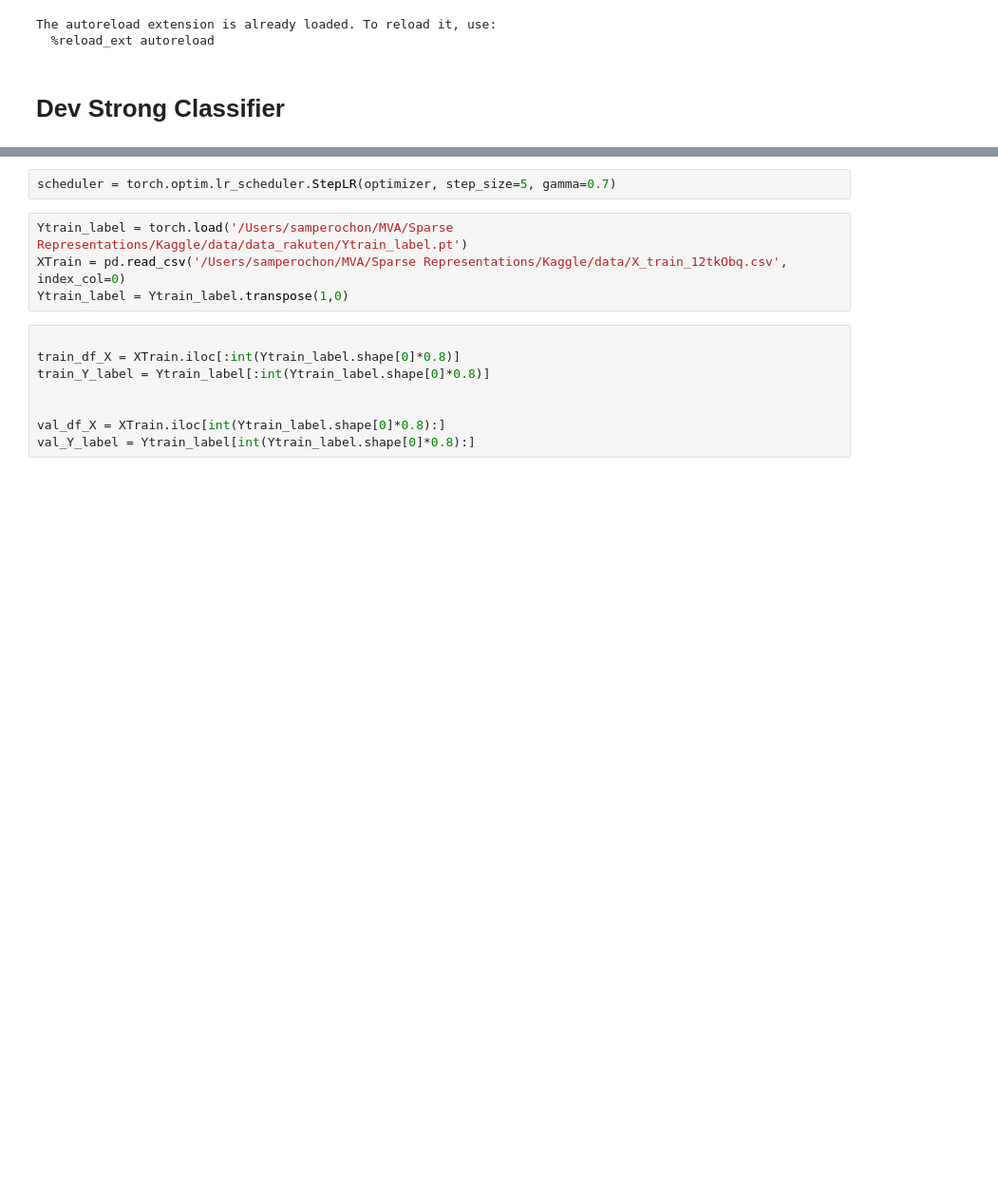
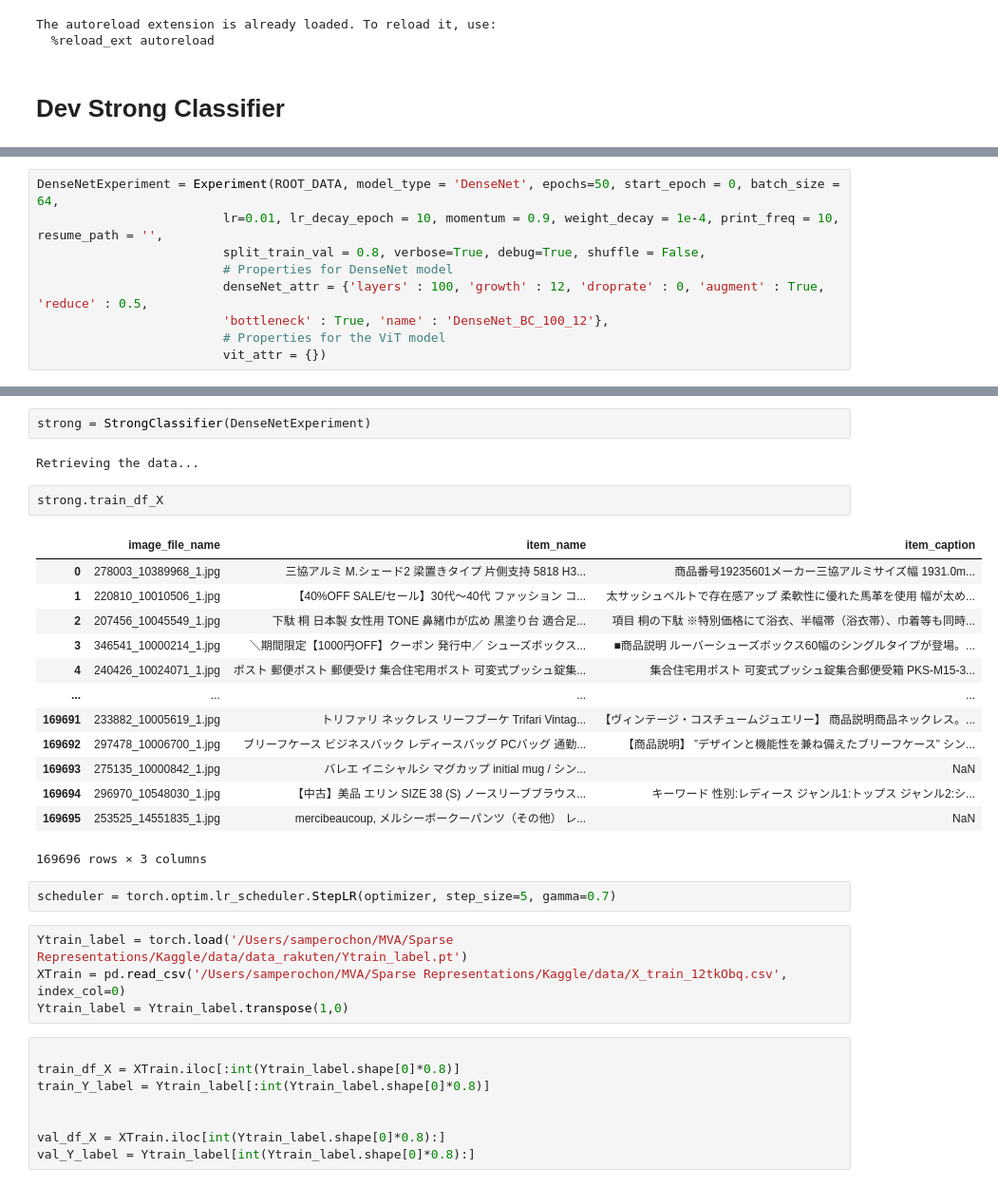
Before and after one commit to samperochon/Rakuten_MultiModal_Color_Exctraction, a Jupyter notebook: Development.ipynb, the cells around one changed output, grey strips where cells are left out. Shown at 95% size. Cells and saved outputs as stored; diff of their text form; blank space fills up the shorter version.

```diff
--- a/Development.ipynb
+++ b/Development.ipynb
@@ -1274,0 +667,9 @@ ModuleNotFoundError: No module named 'transformers'
+# %%
+DenseNetExperiment = Experiment(ROOT_DATA, model_type = 'DenseNet', epochs=50, start_epoch = 0, batch_size = 64,
+                         lr=0.01, lr_decay_epoch = 10, momentum = 0.9, weight_decay = 1e-4, print_freq = 10, resume_path = '',
+                         split_train_val = 0.8, verbose=True, debug=True, shuffle = False,
+                         # Properties for DenseNet model
+                         denseNet_attr = {'layers' : 100, 'growth' : 12, 'droprate' : 0, 'augment' : True, 'reduce' : 0.5,
+                         'bottleneck' : True, 'name' : 'DenseNet_BC_100_12'},
+                         # Properties for the ViT model
+                         vit_attr = {})
@@ -1278,3 +919,23 @@ BertExperiment = Experiment(ROOT_DATA, model_type = 'Bert', use_text = True,  ep
+# %%
+strong = StrongClassifier(DenseNetExperiment)
+# %% [output]
+Retrieving the data...
+# %%
+strong.train_df_X
+# %% [output]
+|  | image_file_name | item_name | item_caption |
+| 0 | 278003_10389968_1.jpg | 三協アルミ M.シェード2 梁置きタイプ 片側支持 5818 H3... | 商品番号19235601メーカー三協アルミサイズ幅 1931.0m... |
+| 1 | 220810_10010506_1.jpg | 【40%OFF SALE/セール】30代〜40代 ファッション コ... | 太サッシュベルトで存在感アップ 柔軟性に優れた馬革を使用 幅が太め... |
+| 2 | 207456_10045549_1.jpg | 下駄 桐 日本製 女性用 TONE 鼻緒巾が広め 黒塗り台 適合足... | 項目 桐の下駄 ※特別価格にて浴衣、半幅帯（浴衣帯）、巾着等も同時... |
+| 3 | 346541_10000214_1.jpg | ＼期間限定【1000円OFF】クーポン 発行中／ シューズボックス... | ■商品説明 ルーバーシューズボックス60幅のシングルタイプが登場。... |
+| 4 | 240426_10024071_1.jpg | ポスト 郵便ポスト 郵便受け 集合住宅用ポスト 可変式プッシュ錠集... | 集合住宅用ポスト 可変式プッシュ錠集合郵便受箱 PKS-M15-3... |
+| ... | ... | ... | ... |
+| 169691 | 233882_10005619_1.jpg | トリファリ ネックレス リーフブーケ Trifari Vintag... | 【ヴィンテージ・コスチュームジュエリー】 商品説明商品ネックレス。... |
+| 169692 | 297478_10006700_1.jpg | ブリーフケース ビジネスバック レディースバッグ PCバッグ 通勤... | 【商品説明】 ”デザインと機能性を兼ね備えたブリーフケース” シン... |
+| 169693 | 275135_10000842_1.jpg | バレエ イニシャルシ マグカップ initial mug / シン... | NaN |
+| 169694 | 296970_10548030_1.jpg | 【中古】美品 エリン SIZE 38 (S) ノースリーブブラウス... | キーワード 性別:レディース ジャンル1:トップス ジャンル2:シ... |
+| 169695 | 253525_14551835_1.jpg | mercibeaucoup, メルシーボークーパンツ（その他） レ... | NaN |
+169696 rows × 3 columns
 # %%
 scheduler = torch.optim.lr_scheduler.StepLR(optimizer, step_size=5, gamma=0.7)
 # %%
```
Also changed, not shown: parts of 11 cells of this notebook, 1 other file.
